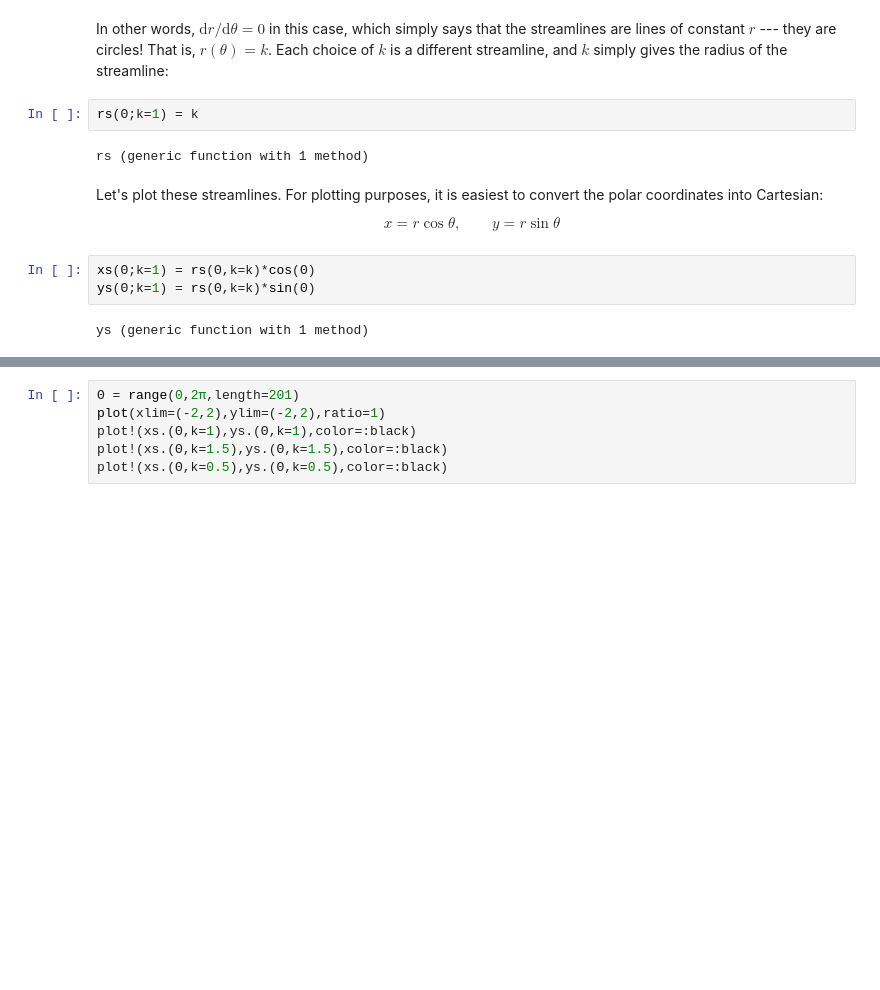
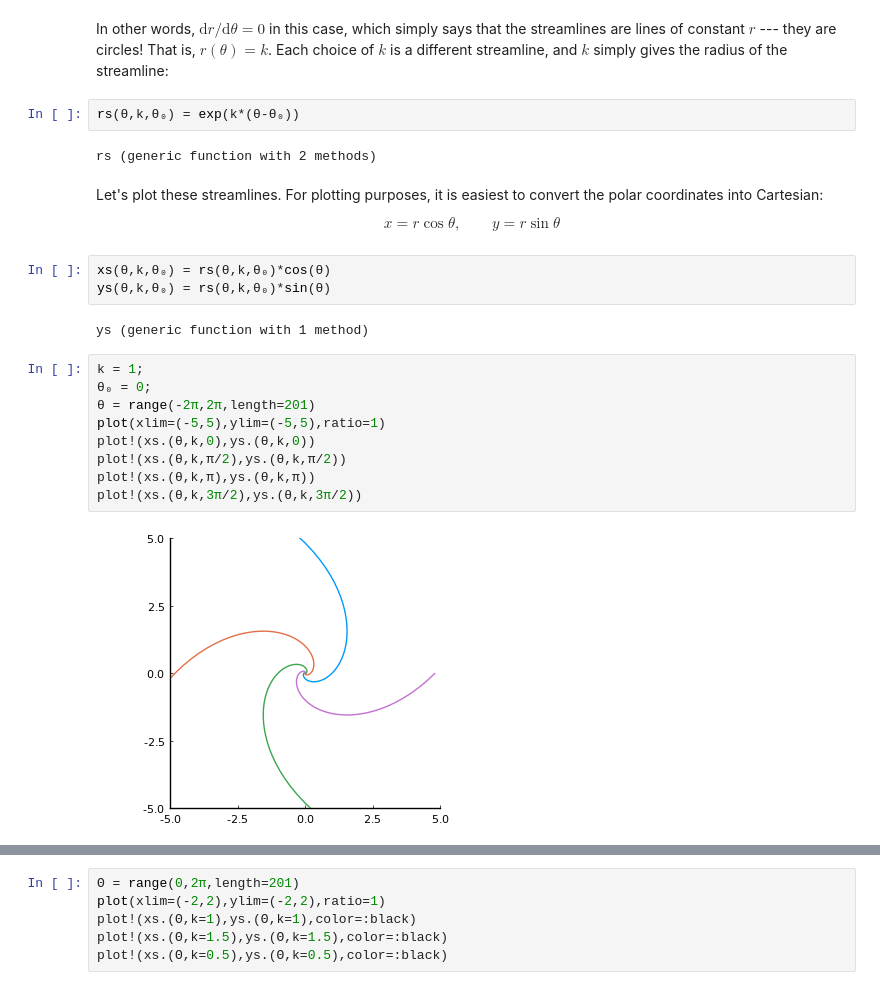
Before and after one commit to UCLAMAEThreads/MAE103, a Jupyter notebook: notebook/3.0-Streamlines.ipynb, the cells around one changed output, grey strips where cells are left out. Saved outputs shown, nothing was run; the diff lists cells and outputs as text; blank space fills up the shorter version.

```diff
--- a/notebook/3.0-Streamlines.ipynb
+++ b/notebook/3.0-Streamlines.ipynb
@@ -102,16 +102,27 @@ says that the streamlines are lines of constant $r$ --- they are circles!
 That is, $r(\theta) = k$. Each choice of $k$ is a different streamline, and $k$
 simply gives the radius of the streamline:
 # %%
-rs(Θ;k=1) = k
+rs(θ,k,θ₀) = exp(k*(θ-θ₀))
 # %% [output]
-rs (generic function with 1 method)
+rs (generic function with 2 methods)
 # %% [markdown]
 Let's plot these streamlines. For plotting purposes, it is easiest to
 convert the polar coordinates into Cartesian:
 
 $$x = r\cos\theta,\qquad y = r\sin\theta$$
-# %%
-xs(Θ;k=1) = rs(Θ,k=k)*cos(Θ)
-ys(Θ;k=1) = rs(Θ,k=k)*sin(Θ)
-# %% [output]
-ys (generic function with 1 method)
+# %%
+xs(θ,k,θ₀) = rs(θ,k,θ₀)*cos(θ)
+ys(θ,k,θ₀) = rs(θ,k,θ₀)*sin(θ)
+# %% [output]
+ys (generic function with 1 method)
+# %%
+k = 1;
+θ₀ = 0;
+θ = range(-2π,2π,length=201)
+plot(xlim=(-5,5),ylim=(-5,5),ratio=1)
+plot!(xs.(θ,k,0),ys.(θ,k,0))
+plot!(xs.(θ,k,π/2),ys.(θ,k,π/2))
+plot!(xs.(θ,k,π),ys.(θ,k,π))
+plot!(xs.(θ,k,3π/2),ys.(θ,k,3π/2))
+# %% [output]
+[figure, added]
```
Also changed, not shown: parts of 1 cell of this notebook, 13 other files.
